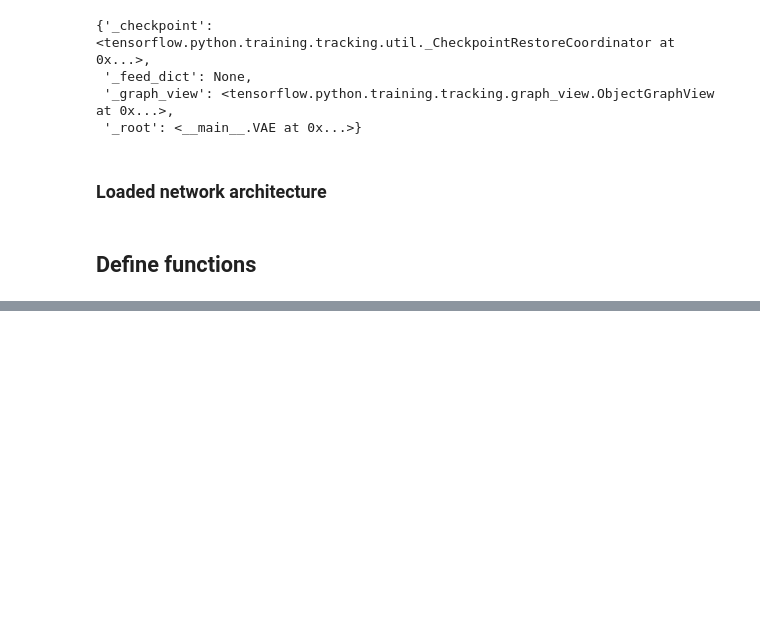
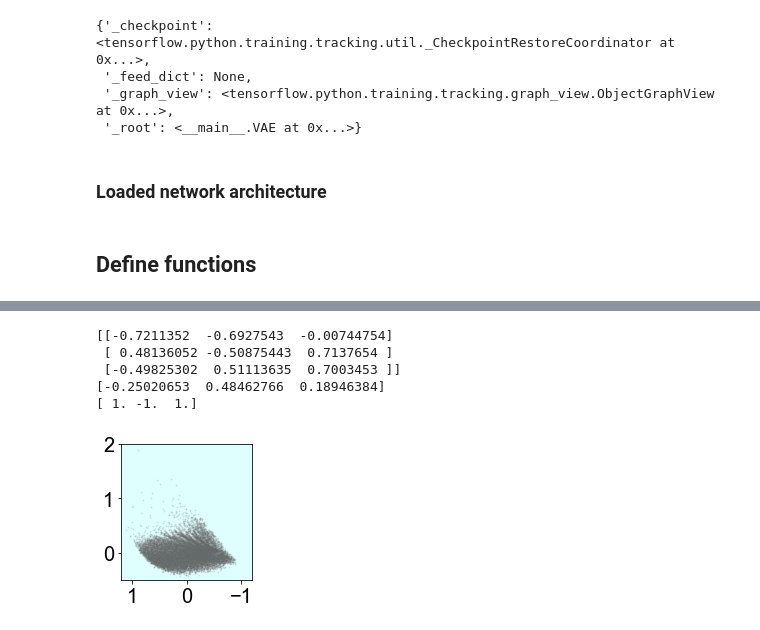
Before and after one commit to ch-tung/SQ_VAE, a Jupyter notebook: plot_latent_SQ.ipynb, the cells around one changed output, grey strips where cells are left out. Drawn from its saved outputs; the diff is of its cells as text; code cells hidden in the pictures; blank space fills up the shorter version.

Commit message:
plot SQ wrt latent variables

```diff
--- a/plot_latent_SQ.ipynb
+++ b/plot_latent_SQ.ipynb
@@ -17,6 +17,8 @@ from IPython import display
 import glob
 import imageio
 import matplotlib.pyplot as plt
+plt.rc('font',family='Arial')
+import mpl_toolkits.mplot3d.art3d as art3d
 import numpy as np
 import PIL
 import tensorflow as tf
@@ -526,0 +376,10 @@ plot_latent_images_SVD(model, n=9, axis_0=1, axis_1=2)
+# %%
+print(U)
+print(z_mean)
+print(sgn)
+# %% [output]
+[[-0.7211352  -0.6927543  -0.00744754]
+ [ 0.48136052 -0.50875443  0.7137654 ]
+ [-0.49825302  0.51113635  0.7003453 ]]
+[-0.25020653  0.48462766  0.18946384]
+[ 1. -1.  1.]
@@ -526,0 +403,21 @@ plot_latent_images_SVD(model, n=9, axis_0=1, axis_1=2)
+# %%
+fig = plt.figure(figsize=(2.4,2.5))
+ax = fig.add_subplot()
+ax.scatter(zs[index_eta,1], zs[index_eta,2],
+           c='#666666',alpha=0.125,
+           s=1)
+
+ax.set_xticks([-1,0,1])
+ax.set_yticks([0,1,2])
+ax.set_xlim(-1.2,1.2)
+ax.set_ylim(-0.5,2)
+ax.set_aspect(1)
+ax.tick_params(labelsize=20)
+ax.invert_xaxis()
+ax.set_facecolor((0,1,1,0.125))
+
+scatter_name = '../Figures/lvsc2D_12.png'
+plt.savefig(scatter_name, dpi=300)
+plt.show()
+# %% [output]
+[figure, added]
```
Also changed, not shown: parts of 34 cells of this notebook.
